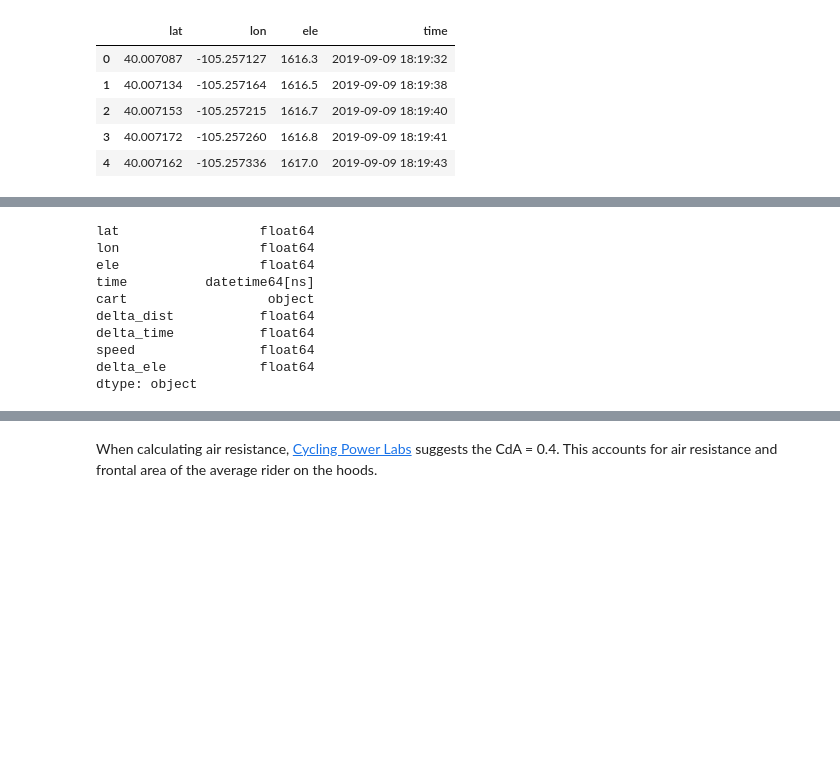
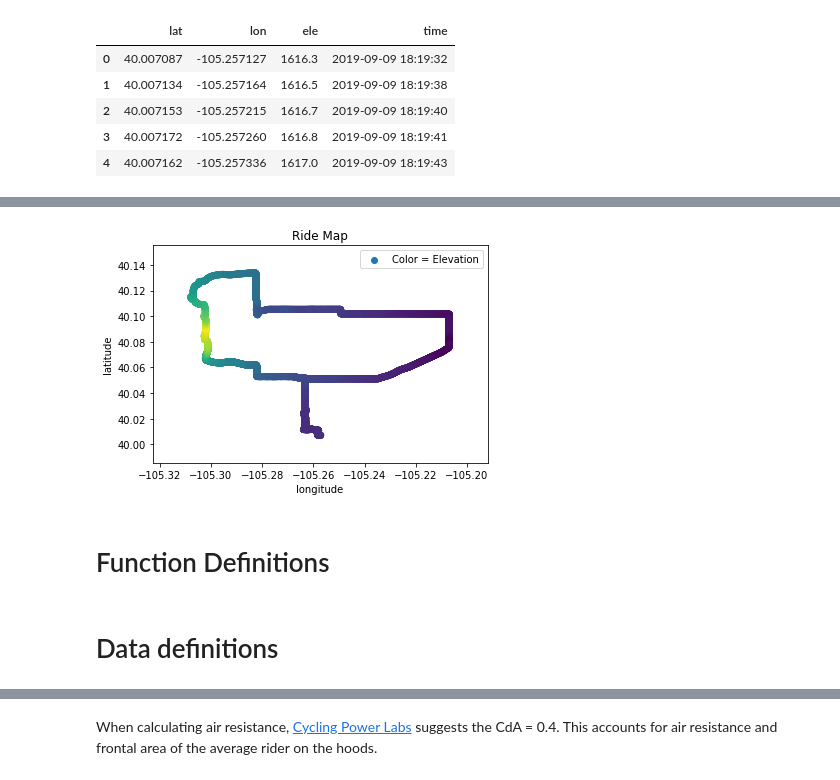
Before and after one commit to royceschultz/Cycling-Power-Calculator, a Jupyter notebook: strava.ipynb, the cells around one changed output, grey strips where cells are left out. Cells and saved outputs as stored; diff of their text form; code cells hidden in the pictures; blank space fills up the shorter version.

```diff
--- a/strava.ipynb
+++ b/strava.ipynb
@@ -34,3 +38,14 @@ df.head()
+# %%
+plt.scatter(df.lon,df.lat,c=df.ele)
+plt.title('Ride Map')
+plt.xlabel('longitude')
+plt.ylabel('latitude')
+plt.legend(['Color = Elevation'])
+plt.show()
+# %% [output]
+[figure, added]
+# %% [markdown]
+# Function Definitions
 # %%
 def to_cartesian(Lat, Long,ele): # Uses kilometers
     Lat = np.deg2rad(Lat) # Convert degrees to radians for numpy trig
@@ -54 +67,3 @@ df['cart'] = to_cartesian(df.lat,df.lon, df.ele)
+# %% [markdown]
+# Data definitions
 # %%
@@ -68,16 +82,3 @@ df['delta_ele'] = df.ele.diff()
-# %%
-df.dtypes
-# %% [output]
-lat                  float64
-lon                  float64
-ele                  float64
-time          datetime64[ns]
-cart                  object
-delta_dist           float64
-delta_time           float64
-speed                float64
-delta_ele            float64
-dtype: object
 # %%
 df.head()
 # %% [output]
```
Also changed, not shown: parts of 28 cells of this notebook.
